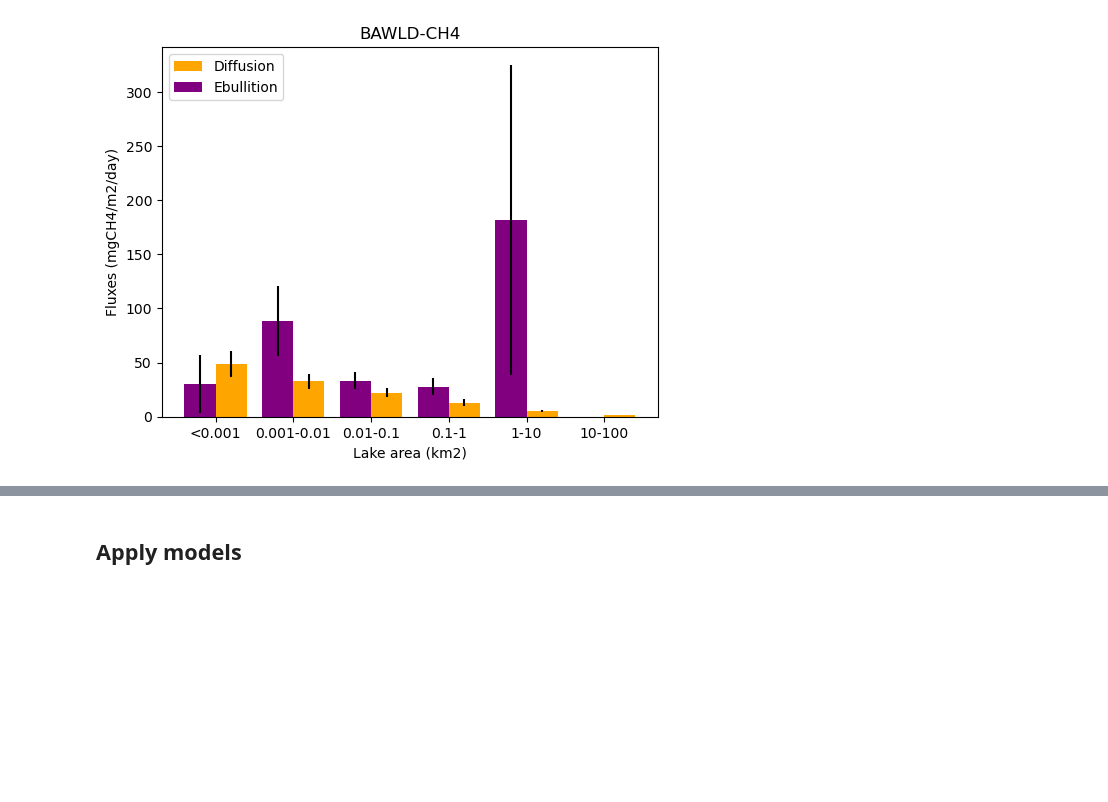
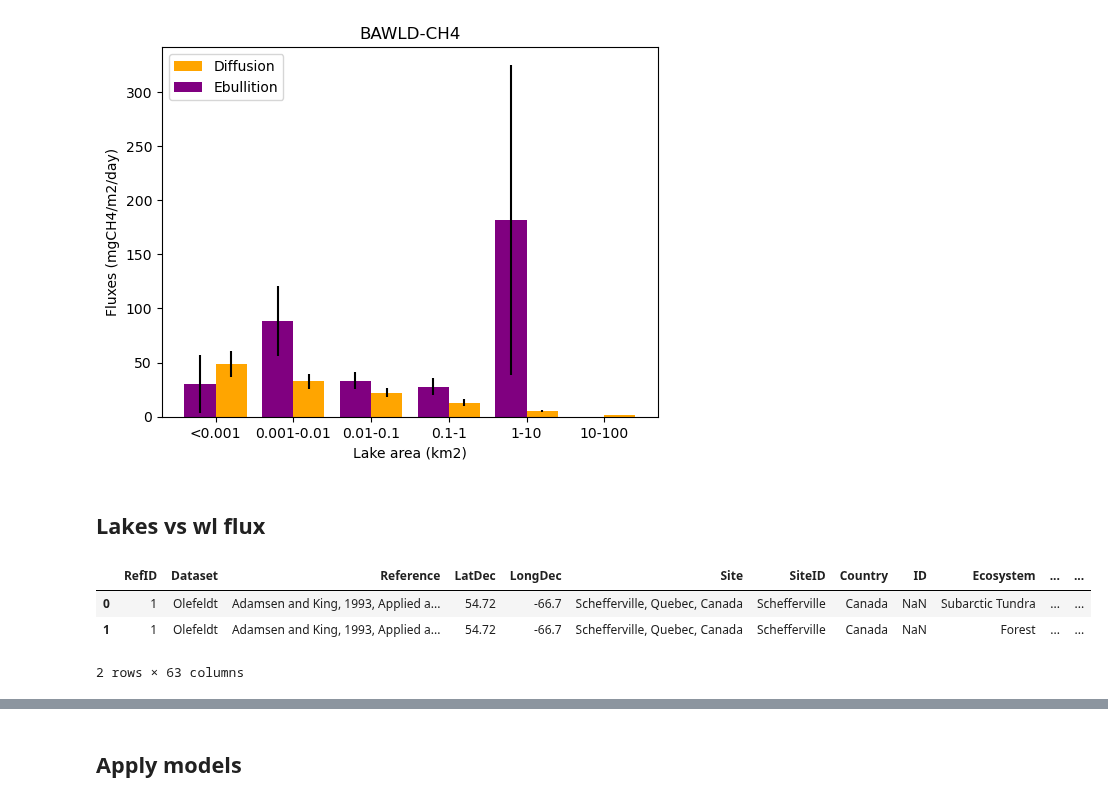
Before and after one commit to ekcomputer/lake-area, a Jupyter notebook: baseline_estimates.ipynb, the cells around one changed output, grey strips where cells are left out. Drawn from its saved outputs; the diff is of its cells as text; code cells hidden in the pictures; blank space fills up the shorter version.

Commit message:
Loading in BAWLD terrestrial for calculations.

```diff
--- a/baseline_estimates.ipynb
+++ b/baseline_estimates.ipynb
@@ -269,3 +269,18 @@ plt.gca().set_xticklabels(labels) # =hr16_means_d.index
 plt.show()
 # %% [output]
 [figure]
+# %% [markdown]
+## Lakes vs wl flux
+# %%
+## Load wl
+df_terr = pd.read_csv('/mnt/g/Other/Kuhn-olefeldt-BAWLD/BAWLD-CH4/data/ek_out/BAWLD_CH4_Terrestrial.csv',
+    encoding = "ISO-8859-1", dtype={'CH4.E.FLUX ':'float'}, na_values='-')
+len0 = len(df_terr)
+
+## View
+df_terr.head(2)
+# %% [output]
+|  | RefID | Dataset | Reference | LatDec | LongDec | Site | SiteID | Country | ID | Ecosystem | ... | ... |
+| 0 | 1 | Olefeldt | Adamsen and King, 1993, Applied a... | 54.72 | -66.7 | Schefferville, Quebec, Canada | Schefferville | Canada | NaN | Subarctic Tundra | ... | ... |
+| 1 | 1 | Olefeldt | Adamsen and King, 1993, Applied a... | 54.72 | -66.7 | Schefferville, Quebec, Canada | Schefferville | Canada | NaN | Forest | ... | ... |
+2 rows × 63 columns
```
Also changed, not shown: parts of 3 cells of this notebook.
